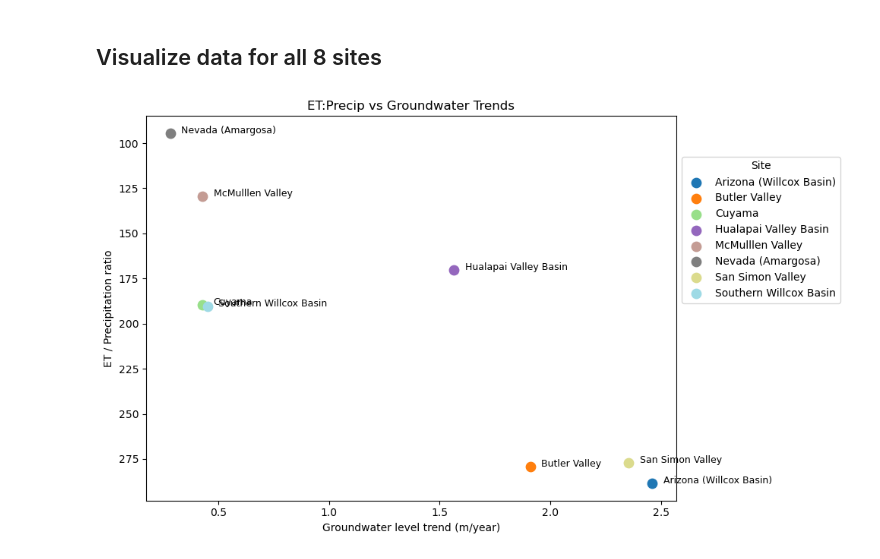
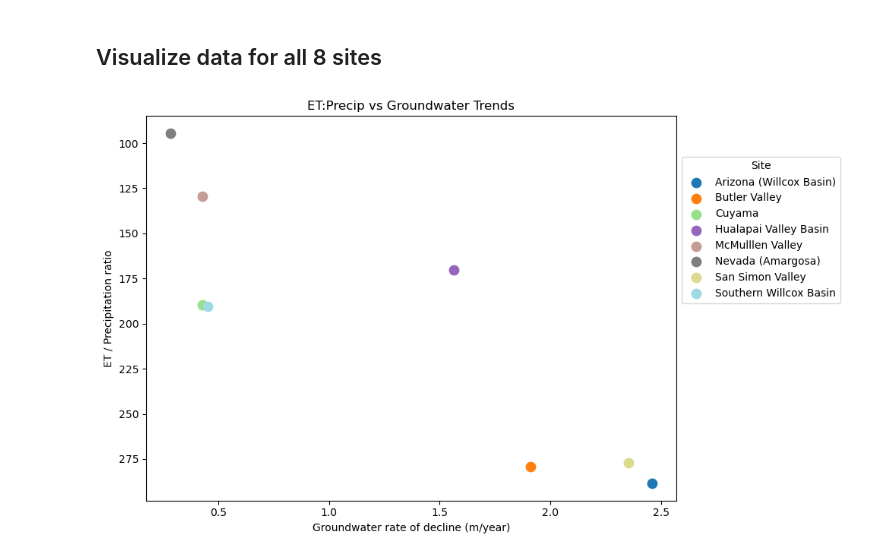
Before and after one commit to meds-AridGW/GW-depth-data-exploration, a Jupyter notebook: precipitation.ipynb, the cells around one changed output. Saved outputs shown, nothing was run; the diff lists cells and outputs as text; code cells hidden in the pictures.

Commit message:
remove site names from plot

```diff
--- a/precipitation.ipynb
+++ b/precipitation.ipynb
@@ -288,32 +288,32 @@ site_summary
 # %%
 # Get unique sites
 sites = site_summary["location"].unique()
 colors = plt.cm.tab20(np.linspace(0, 1, len(sites)))  # assign a color for each site
 
 plt.figure(figsize=(10, 6))
 
 # Scatter points colored by site
 for site, color in zip(sites, colors):
     subset = site_summary[site_summary["location"] == site]
     plt.scatter(subset["gw_trend_m_per_yr"],
                 subset["et_precip_ratio"],
                 label=site,
                 color=color,
                 s=80)
 
-# Label each point with its site
-for i, row in site_summary.iterrows():
-    plt.text(row["gw_trend_m_per_yr"] + 0.05,
-             row["et_precip_ratio"],
-             row["location"],   # updated column name
-             fontsize=9)
+# # Label each point with its site
+# for i, row in site_summary.iterrows():
+#     plt.text(row["gw_trend_m_per_yr"] + 0.05,
+#              row["et_precip_ratio"],
+#              row["location"],   # updated column name
+#              fontsize=9)
 
-plt.xlabel("Groundwater level trend (m/year)")
+plt.xlabel("Groundwater rate of decline (m/year)")
 plt.ylabel("ET / Precipitation ratio")
 plt.title("ET:Precip vs Groundwater Trends")
 plt.legend(title="Site", loc='lower left', bbox_to_anchor=(1, .5))
 plt.gca().invert_yaxis()
 plt.tight_layout()
 plt.show()
 # %% [output]
-[figure, old version]
+[figure, new version]
```
